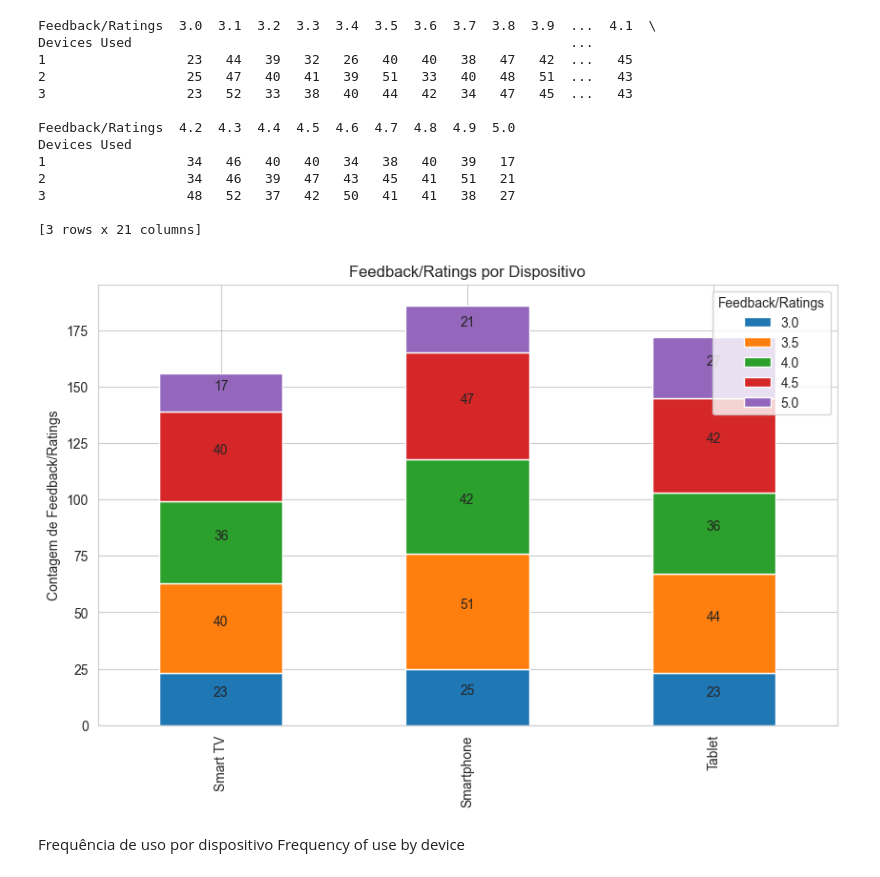
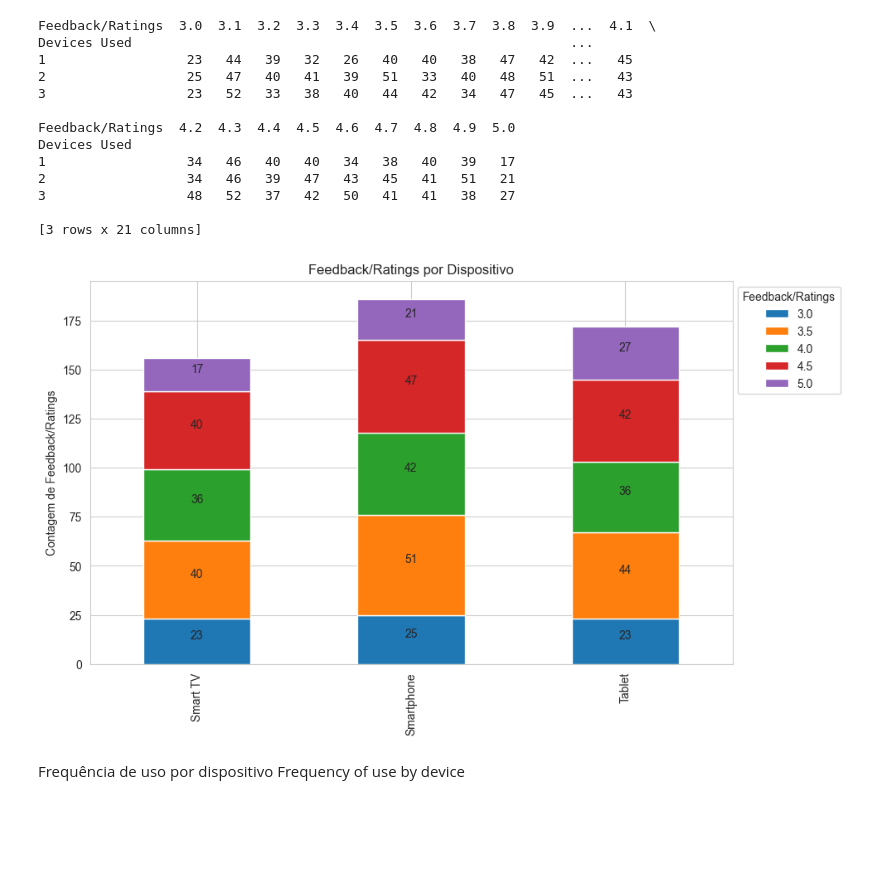
Before and after one commit to RafaelEliaas/PrimeVideoAnalysis, a Jupyter notebook: PrimeVideoAnalysis.ipynb, the cells around one changed output. Saved outputs shown, nothing was run; the diff lists cells and outputs as text; code cells hidden in the pictures; blank space fills up the shorter version.

```diff
--- a/PrimeVideoAnalysis.ipynb
+++ b/PrimeVideoAnalysis.ipynb
@@ -373,28 +375,28 @@ Devices Used
 df['Devices Used'] = df['Devices Used'].replace({1:'Smart TV', 2:'Smartphone', 3:'Tablet'})
 df['Devices Used'] = df['Devices Used'].astype(str)
 # %%
-
 dispositivo_feedback = df.groupby('Devices Used')['Feedback/Ratings'].value_counts().unstack(fill_value=0)
 
 feedback_especifico = [3.0, 3.5, 4.0, 4.5, 5.0]
 dispositivo_feedback_filtrado = dispositivo_feedback[feedback_especifico]
 
 ax = dispositivo_feedback_filtrado.plot(kind='bar', stacked=True, figsize=(10, 6))
 plt.title('Feedback/Ratings por Dispositivo')
 plt.xlabel('')
 plt.ylabel('Contagem de Feedback/Ratings')
-plt.legend(title='Feedback/Ratings')
+
+plt.legend(title='Feedback/Ratings', bbox_to_anchor=(1, 1), loc='upper left')
 
 for p in ax.patches:
     width = p.get_width()
     height = p.get_height()
     x, y = p.get_xy()
     ax.annotate(int(height), (x + width / 2, y + height / 2), ha='center', va='center', xytext=(0, 5),
                 textcoords='offset points')
 
 plt.show()
 # %% [output]
-[figure, old version]
+[figure, new version]
 # %% [markdown]
 Frequência de uso por dispositivo
 Frequency of use by device
```
Also changed, not shown: parts of 5 cells of this notebook.
